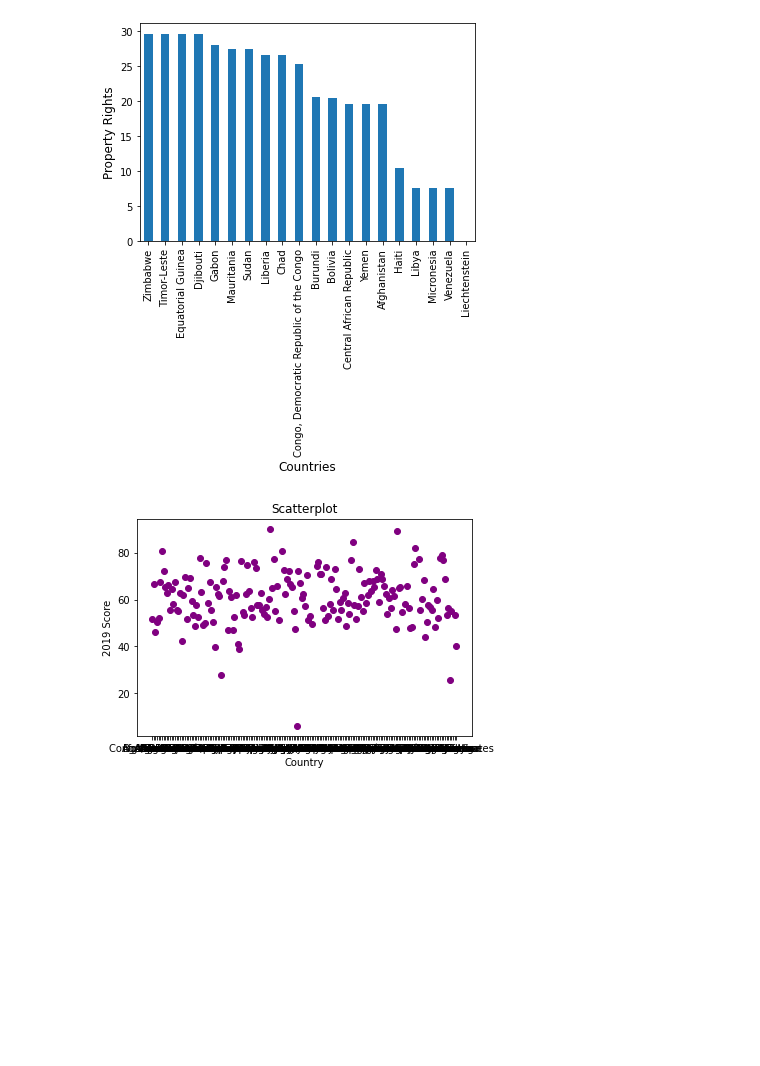
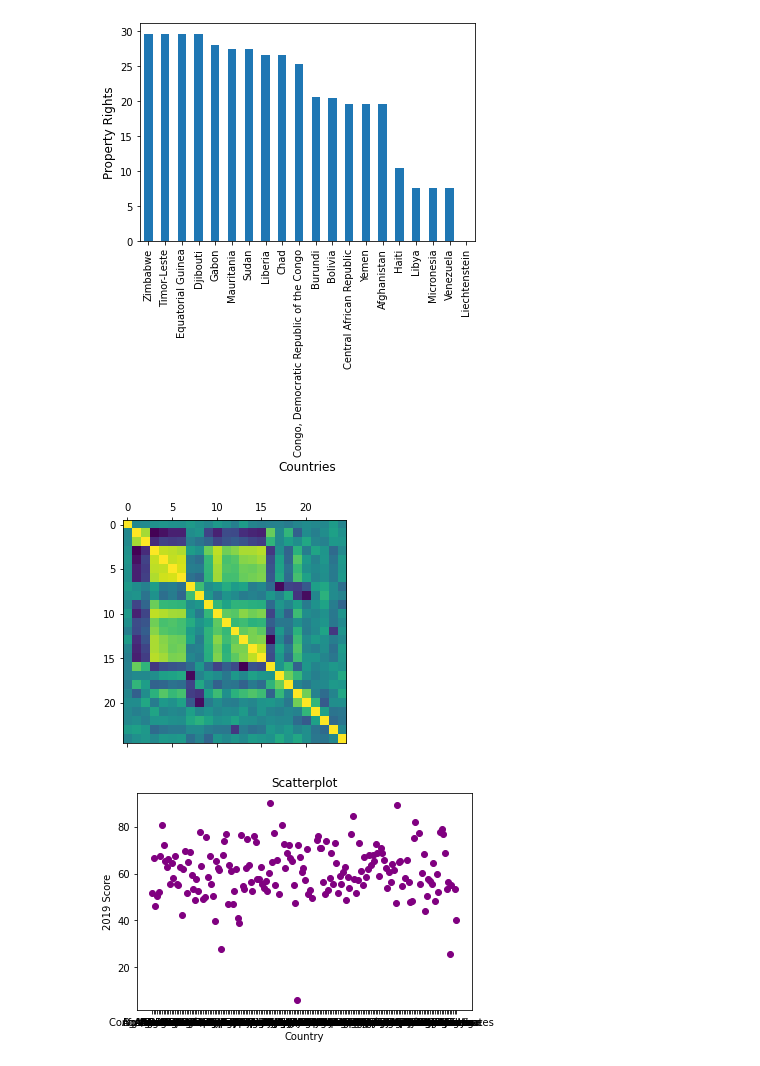
Before and after one commit to Daniel-GarciaGarcia/Economic_Index19, a Jupyter notebook: Inputs.ipynb, the cells around one changed output. Drawn from its saved outputs; the diff is of its cells as text; code cells hidden in the pictures; blank space fills up the shorter version.

```diff
--- a/Inputs.ipynb
+++ b/Inputs.ipynb
@@ -72,6 +72,10 @@ ax.set_ylabel('Property Rights', fontsize=12)
 plt.show()
 # %% [output]
 [figure]
+# %%
+plt.matshow(paises.corr());
+# %% [output]
+[figure, added]
 # %%
 
 plt.title('Scatterplot')
```
Also changed, not shown: 2 other files.
